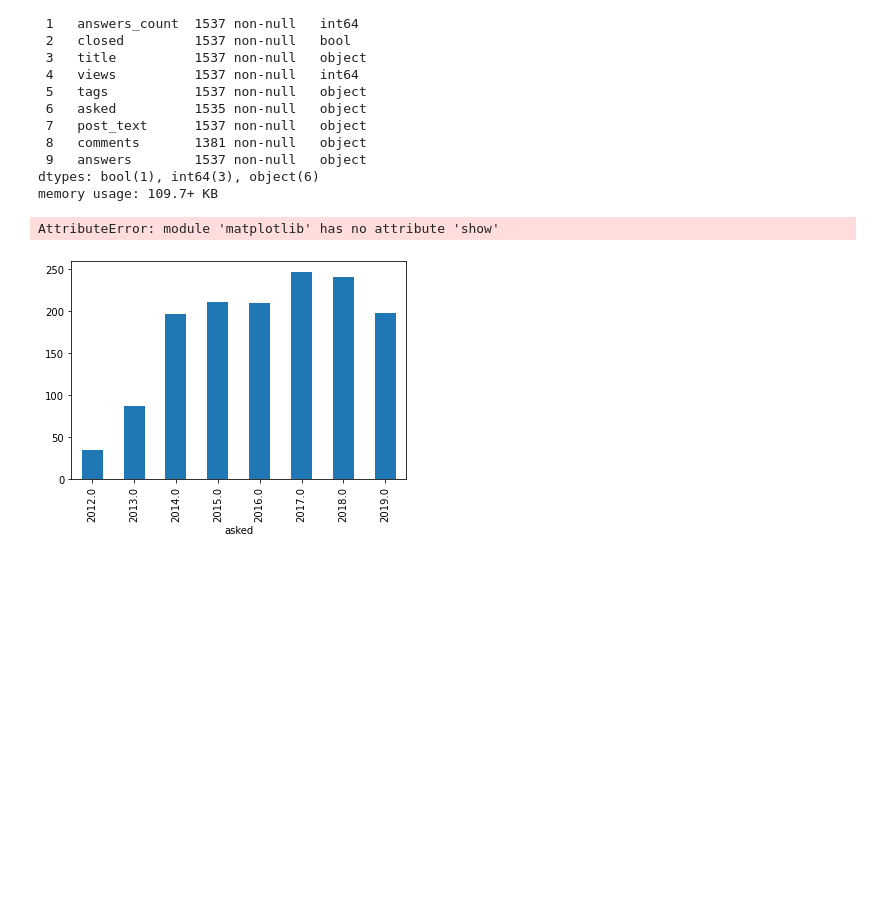
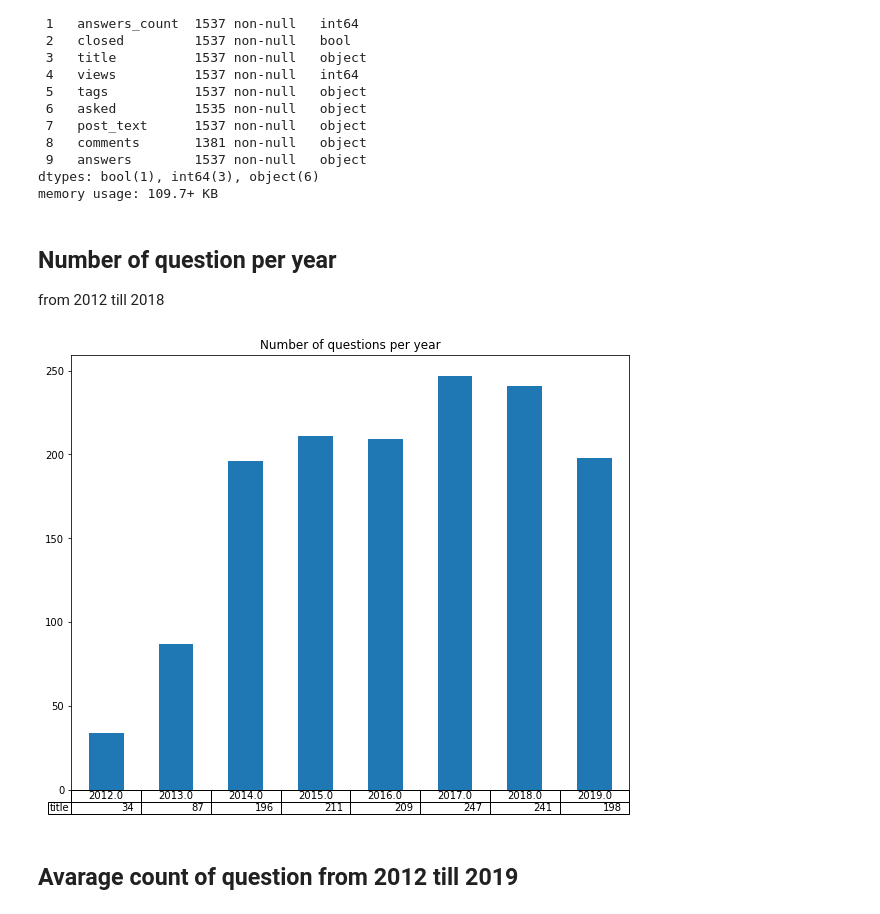
Before and after one commit to xdragolo/topicGroupsAndTimeframesIdentification, a Jupyter notebook: Data_Analysis/general_overview.ipynb, the cells around one changed output. Drawn from its saved outputs; the diff is of its cells as text; code cells hidden in the pictures; blank space fills up the shorter version.

Commit message:
heatmapy

```diff
--- a/Data_Analysis/general_overview.ipynb
+++ b/Data_Analysis/general_overview.ipynb
@@ -26,11 +28,21 @@ df['asked'] = pd.to_datetime(df['asked'],utc= True)
 # %%
 mask =(df['asked'] < pd.to_datetime('2020-01-01 00:00Z', utc=True))
 limited = df.loc[mask]
+# %% [markdown]
+## Number of question per year
+from 2012 till 2018
 # %%
+import matplotlib.pyplot as plt
 trend_of_questions = limited['title'].groupby([df.asked.dt.year]).agg('count')
-trend_of_questions.plot(x='asked', y='answer_count', kind ='bar')
+ax1 = plt.axes()
+x_axis = ax1.axes.get_xaxis()
+x_axis.set_visible(False)
+trend_of_questions.plot(ax = ax1,x='asked', y='answer_count', kind ='bar', figsize=(10,8), table= True, legend= False)
+plt.title('Number of questions per year')
+plt.savefig('./figures/number_of_question_per_year.png', bbox_inches='tight')
 plt.show()
 # %% [output]
-AttributeError: module 'matplotlib' has no attribute 'show'
-[figure, old version]
+[figure, new version]
+# %% [markdown]
+## Avarage count of question from 2012 till 2019
 # %%
```
Also changed, not shown: parts of 28 cells of this notebook, 7 other files.
